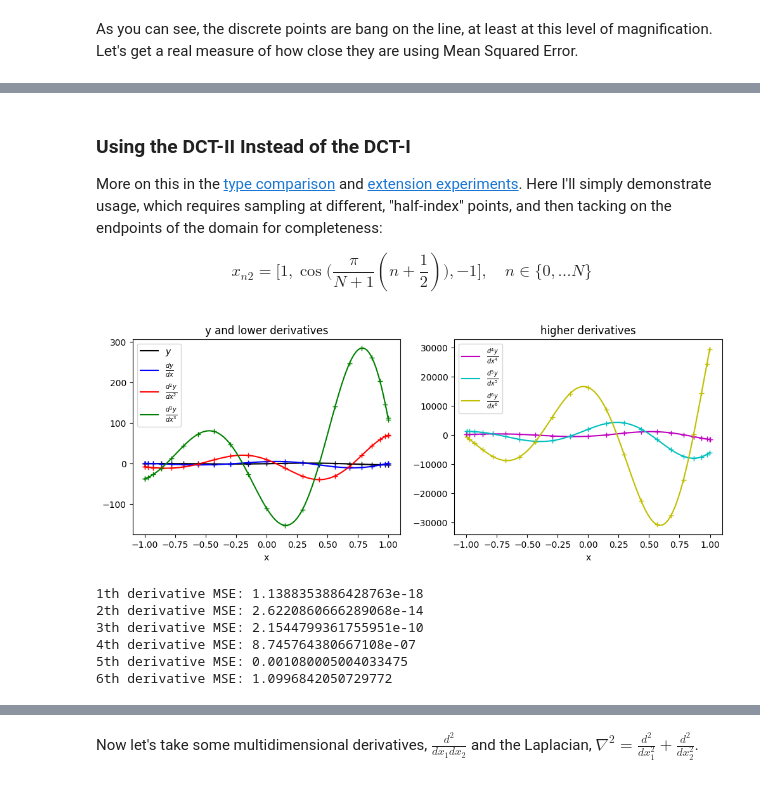
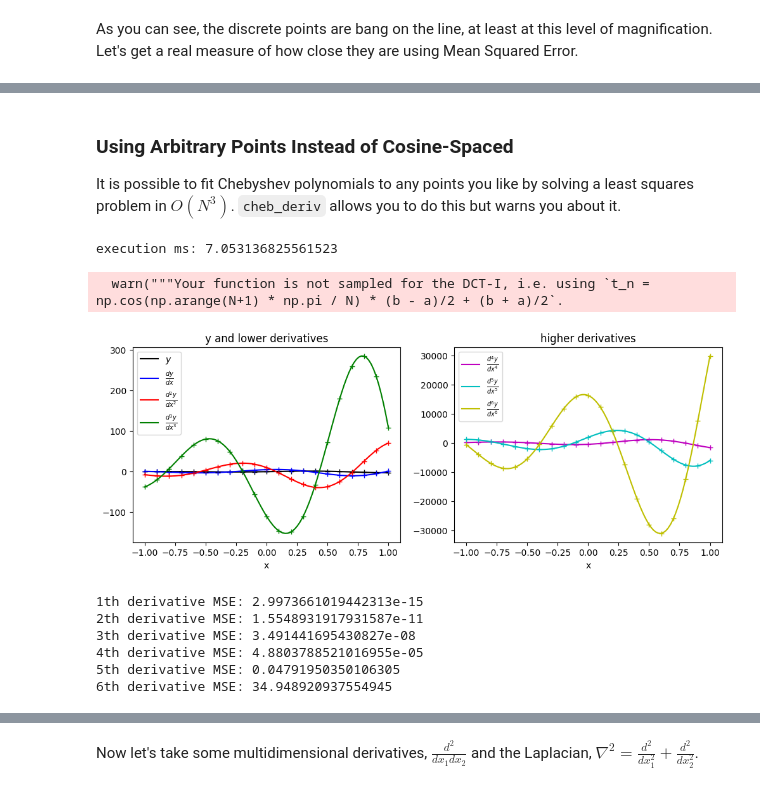
Before and after one commit to pavelkomarov/spectral-derivatives, a Jupyter notebook: notebooks/chebyshev.ipynb, the cells around one changed output, grey strips where cells are left out. Cells and saved outputs as stored; diff of their text form; code cells hidden in the pictures.

```diff
--- a/notebooks/chebyshev.ipynb
+++ b/notebooks/chebyshev.ipynb
@@ -51,12 +54,14 @@ axes[1].set_xlabel('x')
 axes[1].legend()
 
 y_n = np.exp(x_n) * np.sin(5*x_n)
+before = time.time()
 dy_n = cheb_deriv(y_n, x_n, 1)
 d2y_n = cheb_deriv(y_n, x_n, 2)
 d3y_n = cheb_deriv(y_n, x_n, 3)
 d4y_n = cheb_deriv(y_n, x_n, 4)
-d5y_n = cheb_deriv(y_n, x_n, 5, calc_endpoints=False)
-d6y_n = cheb_deriv(y_n, x_n, 6, calc_endpoints=False)
+d5y_n = cheb_deriv(y_n, x_n, 5)
+d6y_n = cheb_deriv(y_n, x_n, 6)
+print("execution ms:", (time.time() - before)*1000)
 
 axes[0].plot(x_n, y_n, 'k+')
 axes[0].plot(x_n, dy_n, 'b+')
@@ -94,62 +98,64 @@ The good news is the MSEs are quite low, getting higher for higher derivatives,
 
 So hooray; it works.
 # %% [markdown]
-### Using the DCT-II Instead of the DCT-I
+### Using Arbitrary Points Instead of Cosine-Spaced
 
-More on this in the [type comparison](https://github.com/pavelkomarov/spectral-derivatives/blob/main/notebooks/dct_types_comparison.ipynb) and [extension experiments](https://github.com/pavelkomarov/spectral-derivatives/blob/main/notebooks/dct_types_extension_experiments.ipynb). Here I'll simply demonstrate usage, which requires sampling at different, "half-index" points, and then tacking on the endpoints of the domain for completeness:
-
-$$ x_{n2} = \Big[1, \cos\!\big(\frac{\pi}{N+1}(n + \frac{1}{2})\big) , -1\Big], \quad n \in \{0, ... N\}$$
+It is possible to fit Chebyshev polynomials to any points you like by solving a least squares problem in $O(N^3)$. `cheb_deriv` allows you to do this but warns you about it.
 # %%
-x_n2 = np.concatenate(([1], np.cos((np.arange(N+1) + 0.5) * np.pi / (N+1)), [-1]))
+x_u = np.linspace(-1, 1, N+1, endpoint=True) # u for uniformly sampled
 
-y_n2 = np.exp(x_n2) * np.sin(5*x_n2)
-dy_n2 = cheb_deriv(y_n2, x_n2, 1, dct_type=2)
-d2y_n2 = cheb_deriv(y_n2, x_n2, 2, dct_type=2)
-d3y_n2 = cheb_deriv(y_n2, x_n2, 3, dct_type=2)
-d4y_n2 = cheb_deriv(y_n2, x_n2, 4, dct_type=2)
-d5y_n2 = cheb_deriv(y_n2, x_n2, 5, dct_type=2, calc_endpoints=False)
-d6y_n2 = cheb_deriv(y_n2, x_n2, 6, dct_type=2, calc_endpoints=False)
+y_u = np.exp(x_u) * np.sin(5*x_u)
+before = time.time()
+dy_u = cheb_deriv(y_u, x_u, 1)
+d2y_u = cheb_deriv(y_u, x_u, 2)
+d3y_u = cheb_deriv(y_u, x_u, 3)
+d4y_u = cheb_deriv(y_u, x_u, 4)
+d5y_u = cheb_deriv(y_u, x_u, 5)
+d6y_u = cheb_deriv(y_u, x_u, 6)
+print("execution ms:", (time.time() - before)*1000)
 
 fig, axes = pyplot.subplots(1, 2, figsize=(12,4))
 axes[0].plot(x, y, 'k', label="$y$")
 axes[0].plot(x, dy, 'b', label=r"$\frac{dy}{dx}$")
 axes[0].plot(x, d2y, 'r', label=r"$\frac{d^2y}{dx^2}$")
 axes[0].plot(x, d3y, 'g', label=r"$\frac{d^3y}{dx^3}$")
 axes[0].set_title("y and lower derivatives")
 axes[0].set_xlabel('x')
 axes[0].legend()
 axes[1].plot(x, d4y, 'm', label=r"$\frac{d^4y}{dx^4}$")
 axes[1].plot(x, d5y, 'c', label=r"$\frac{d^5y}{dx^5}$")
 axes[1].plot(x, d6y, 'y', label=r"$\frac{d^6y}{dx^6}$")
 axes[1].set_title("higher derivatives")
 axes[1].set_xlabel('x')
 axes[1].legend()
-axes[0].plot(x_n2, y_n2, 'k+')
-axes[0].plot(x_n2, dy_n2, 'b+')
-axes[0].plot(x_n2, d2y_n2, 'r+')
-axes[0].plot(x_n2, d3y_n2, 'g+')
-axes[1].plot(x_n2, d4y_n2, 'm+')
-axes[1].plot(x_n2, d5y_n2, 'c+')
-axes[1].plot(x_n2, d6y_n2, 'y+')
+axes[0].plot(x_u, y_u, 'k+')
+axes[0].plot(x_u, dy_u, 'b+')
+axes[0].plot(x_u, d2y_u, 'r+')
+axes[0].plot(x_u, d3y_u, 'g+')
+axes[1].plot(x_u, d4y_u, 'm+')
+axes[1].plot(x_u, d5y_u, 'c+')
+axes[1].plot(x_u, d6y_u, 'y+')
 pyplot.show()
 
-# Evaluations of the analytic answers at the x_n
-df_n2 = 5*np.exp(x_n2) * np.cos(5*x_n2) + y_n2
-d2f_n2 = 2*np.exp(x_n2) * (5*np.cos(5*x_n2) - 12*np.sin(5*x_n2))
-d3f_n2 = -2*np.exp(x_n2) * (37*np.sin(5*x_n2) + 55*np.cos(5*x_n2))
-d4f_n2 = 4*np.exp(x_n2) * (119*np.sin(5*x_n2) - 120*np.cos(5*x_n2))
-d5f_n2 = 4*np.exp(x_n2) * (719*np.sin(5*x_n2) + 475*np.cos(5*x_n2))
-d6f_n2 = 8*np.exp(x_n2) * (2035*np.cos(5*x_n2) - 828*np.sin(5*x_n2))
+# Evaluations of the analytic answers at the x_u
+df_u = 5*np.exp(x_u) * np.cos(5*x_u) + y_u
+d2f_u = 2*np.exp(x_u) * (5*np.cos(5*x_u) - 12*np.sin(5*x_u))
+d3f_u = -2*np.exp(x_u) * (37*np.sin(5*x_u) + 55*np.cos(5*x_u))
+d4f_u = 4*np.exp(x_u) * (119*np.sin(5*x_u) - 120*np.cos(5*x_u))
+d5f_u = 4*np.exp(x_u) * (719*np.sin(5*x_u) + 475*np.cos(5*x_u))
+d6f_u = 8*np.exp(x_u) * (2035*np.cos(5*x_u) - 828*np.sin(5*x_u))
 
-for i,(truth,computed) in enumerate(zip([df_n2, d2f_n2, d3f_n2, d4f_n2, d5f_n2, d6f_n2],
-                                        [dy_n2, d2y_n2, d3y_n2, d4y_n2, d5y_n2, d6y_n2])):
-    print("%sth derivative MSE:" % (i+1), np.nanmean((truth - computed)**2))
+for i,(truth,computed) in enumerate(zip([df_u, d2f_u, d3f_u, d4f_u, d5f_u, d6f_u],
+                                        [dy_u, d2y_u, d3y_u, d4y_u, d5y_u, d6y_u])):
+    print("%sth derivative MSE:" % (i+1), np.mean((truth - computed)**2))
 # %% [output]
+execution ms: 7.053136825561523
+  warn("""Your function is not sampled for the DCT-I, i.e. using `t_n = np.cos(np.arange(N+1) * np.pi / N) * (b - a)/2 + (b + a)/2`.
-[figure, old version]
+[figure, new version]
-1th derivative MSE: 1.1388353886428763e-18
-2th derivative MSE: 2.6220860666289068e-14
-3th derivative MSE: 2.1544799361755951e-10
-4th derivative MSE: 8.745764380667108e-07
-5th derivative MSE: 0.001080005004033475
-6th derivative MSE: 1.0996842050729772
+1th derivative MSE: 2.9973661019442313e-15
+2th derivative MSE: 1.5548931917931587e-11
+3th derivative MSE: 3.491441695430827e-08
+4th derivative MSE: 4.8803788521016955e-05
+5th derivative MSE: 0.04791950350106305
+6th derivative MSE: 34.948920937554945
 # %% [markdown]
```
Also changed, not shown: parts of 7 cells of this notebook, 4 other files.
